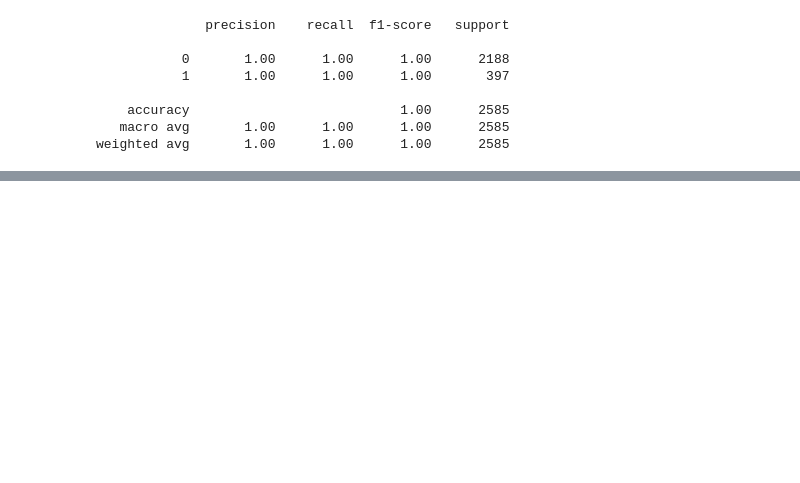
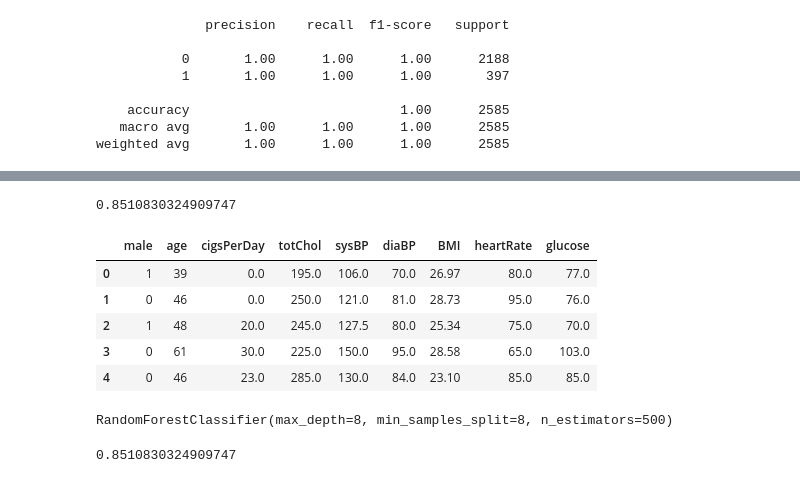
Before and after one commit to singhing/ml_repo_077-, a Jupyter notebook: heart_disease.ipynb, the cells around one changed output, grey strips where cells are left out. Cells and saved outputs as stored; diff of their text form; code cells hidden in the pictures; blank space fills up the shorter version.

```diff
--- a/heart_disease.ipynb
+++ b/heart_disease.ipynb
@@ -652,0 +910,17 @@ print(category[int(custom_data_prediction_dtt)])
+# %%
+from sklearn.metrics import accuracy_score
+accuracy_score(y_test,prediction)
+# %% [output]
+0.8510830324909747
+# %%
+x = data.drop(['TenYearCHD','education','prevalentStroke','prevalentHyp','BPMeds','currentSmoker','diabetes'],axis=1)
+y= data['TenYearCHD']
+# %%
+x.head()
+# %% [output]
+|  | male | age | cigsPerDay | totChol | sysBP | diaBP | BMI | heartRate | glucose |
+| 0 | 1 | 39 | 0.0 | 195.0 | 106.0 | 70.0 | 26.97 | 80.0 | 77.0 |
+| 1 | 0 | 46 | 0.0 | 250.0 | 121.0 | 81.0 | 28.73 | 95.0 | 76.0 |
+| 2 | 1 | 48 | 20.0 | 245.0 | 127.5 | 80.0 | 25.34 | 75.0 | 70.0 |
+| 3 | 0 | 61 | 30.0 | 225.0 | 150.0 | 95.0 | 28.58 | 65.0 | 103.0 |
+| 4 | 0 | 46 | 23.0 | 285.0 | 130.0 | 84.0 | 23.10 | 85.0 | 85.0 |
@@ -652,0 +939,11 @@ print(category[int(custom_data_prediction_dtt)])
+# %%
+
+rand_cls.fit(x_train,y_train)
+# %% [output]
+RandomForestClassifier(max_depth=8, min_samples_split=8, n_estimators=500)
+# %%
+prediction_rfc=rand_cls.predict(x_test)
+accuracy_rfc=accuracy_score(y_test,prediction_rfc)
+print(accuracy_rfc)
+# %% [output]
+0.8510830324909747
```
Also changed, not shown: parts of 78 cells of this notebook.
